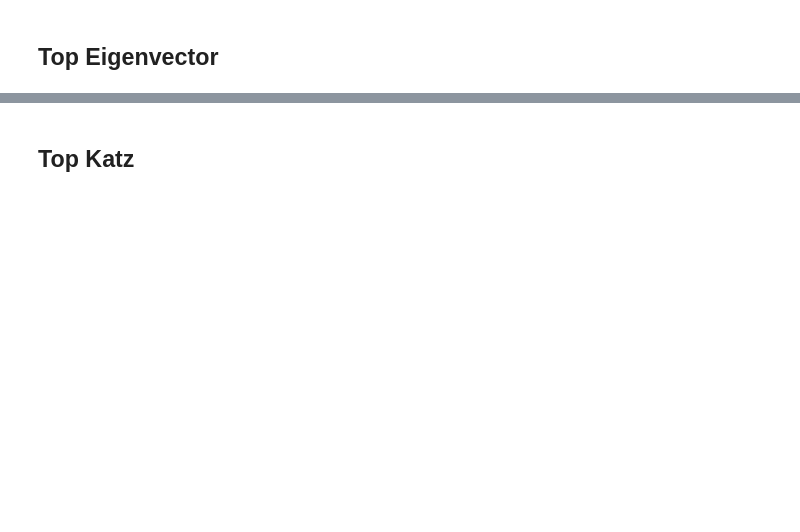
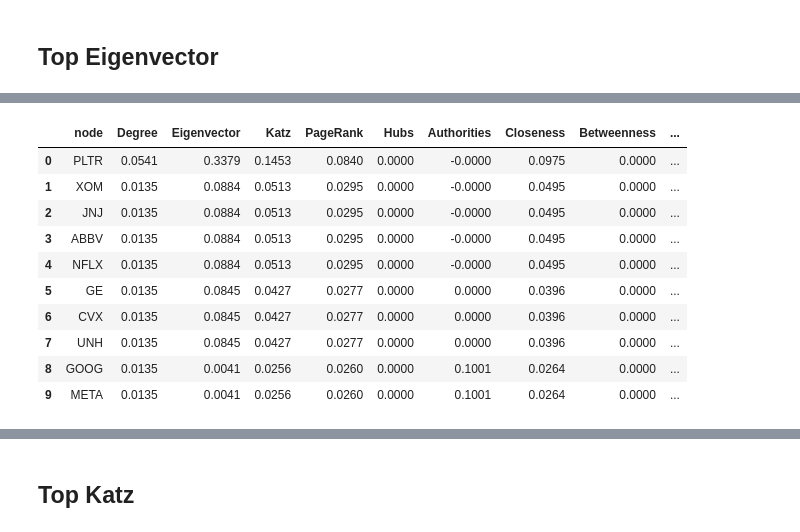
Before and after one commit to heritaco/LDS1121-Complex-Networks, a Jupyter notebook: notebooks/06 Centralidades de hubs y autoridad/03 SP500.ipynb, the cells around one changed output, grey strips where cells are left out. Cells and saved outputs as stored; diff of their text form; code cells hidden in the pictures; blank space fills up the shorter version.

```diff
--- a/notebooks/06 Centralidades de hubs y autoridad/03 SP500.ipynb
+++ b/notebooks/06 Centralidades de hubs y autoridad/03 SP500.ipynb
@@ -534,0 +892,14 @@ _ = plot_ego(G1, center=maxpos_node, metrics=metrics, metric="Eigenvector", max_
+# %%
+df_top_deg = tabla(top_neg, digits=4, optional_col_name="Bottom (Degree - Eigenvector)", optional_col_values=[diff[n] for n in top_neg])
+# %% [output]
+|  | node | Degree | Eigenvector | Katz | PageRank | Hubs | Authorities | Closeness | Betweenness | ... |
+| 0 | PLTR | 0.0541 | 0.3379 | 0.1453 | 0.0840 | 0.0000 | -0.0000 | 0.0975 | 0.0000 | ... |
+| 1 | XOM | 0.0135 | 0.0884 | 0.0513 | 0.0295 | 0.0000 | -0.0000 | 0.0495 | 0.0000 | ... |
+| 2 | JNJ | 0.0135 | 0.0884 | 0.0513 | 0.0295 | 0.0000 | -0.0000 | 0.0495 | 0.0000 | ... |
+| 3 | ABBV | 0.0135 | 0.0884 | 0.0513 | 0.0295 | 0.0000 | -0.0000 | 0.0495 | 0.0000 | ... |
+| 4 | NFLX | 0.0135 | 0.0884 | 0.0513 | 0.0295 | 0.0000 | -0.0000 | 0.0495 | 0.0000 | ... |
+| 5 | GE | 0.0135 | 0.0845 | 0.0427 | 0.0277 | 0.0000 | 0.0000 | 0.0396 | 0.0000 | ... |
+| 6 | CVX | 0.0135 | 0.0845 | 0.0427 | 0.0277 | 0.0000 | 0.0000 | 0.0396 | 0.0000 | ... |
+| 7 | UNH | 0.0135 | 0.0845 | 0.0427 | 0.0277 | 0.0000 | 0.0000 | 0.0396 | 0.0000 | ... |
+| 8 | GOOG | 0.0135 | 0.0041 | 0.0256 | 0.0260 | 0.0000 | 0.1001 | 0.0264 | 0.0000 | ... |
+| 9 | META | 0.0135 | 0.0041 | 0.0256 | 0.0260 | 0.0000 | 0.1001 | 0.0264 | 0.0000 | ... |
```
Also changed, not shown: parts of 36 cells of this notebook, 5 other files.
